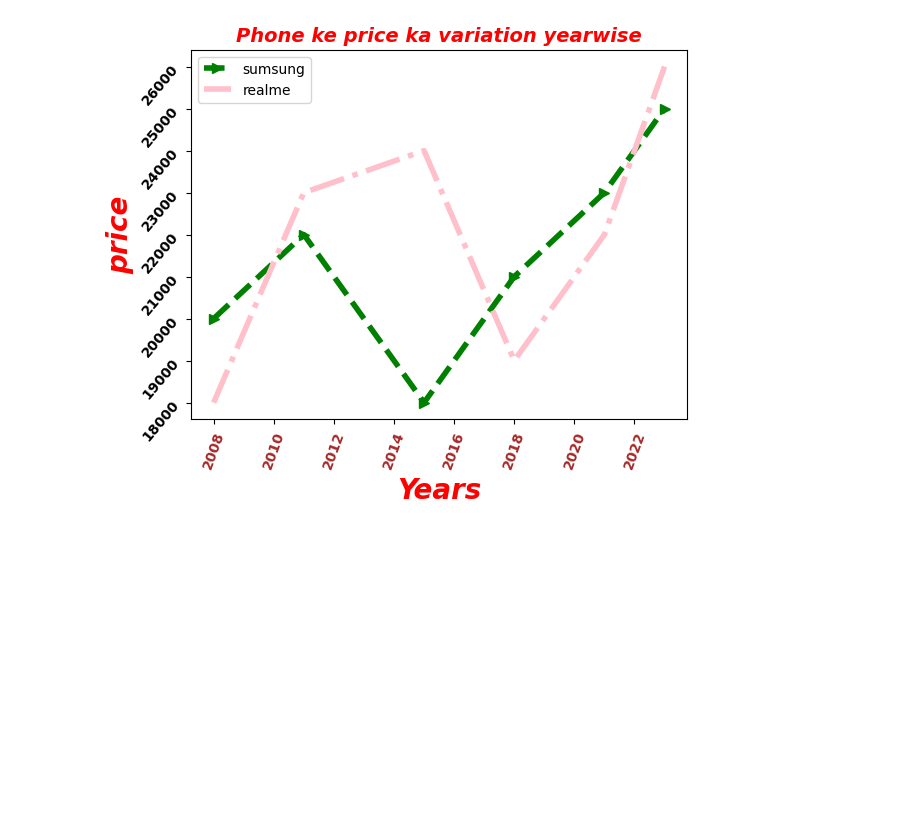
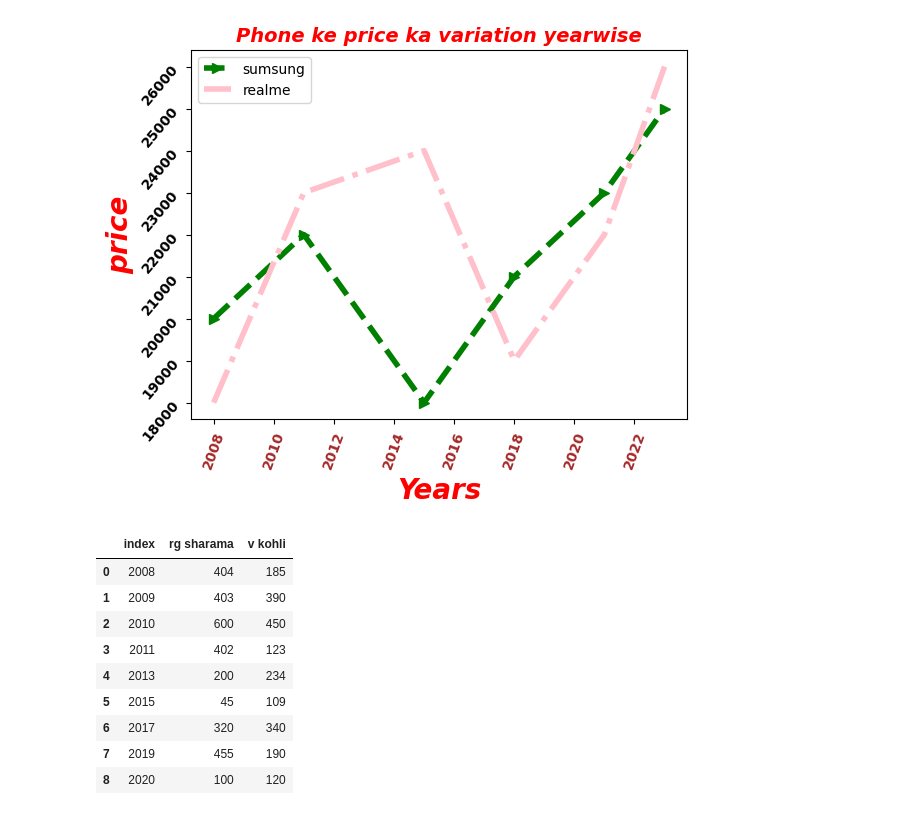
Before and after one commit to jain-sheetal/CODSOFT, a Jupyter notebook: chapter_appendix-tools-for-deep-learning/jupyter.ipynb, the cells around one changed output. Saved outputs shown, nothing was run; the diff lists cells and outputs as text; code cells hidden in the pictures; blank space fills up the shorter version.

```diff
--- a/chapter_appendix-tools-for-deep-learning/jupyter.ipynb
+++ b/chapter_appendix-tools-for-deep-learning/jupyter.ipynb
@@ -176,0 +181,13 @@ plt.show()
+# %%
+batsman
+# %% [output]
+|  | index | rg sharama | v kohli |
+| 0 | 2008 | 404 | 185 |
+| 1 | 2009 | 403 | 390 |
+| 2 | 2010 | 600 | 450 |
+| 3 | 2011 | 402 | 123 |
+| 4 | 2013 | 200 | 234 |
+| 5 | 2015 | 45 | 109 |
+| 6 | 2017 | 320 | 340 |
+| 7 | 2019 | 455 | 190 |
+| 8 | 2020 | 100 | 120 |
```
Also changed, not shown: parts of 4 cells of this notebook.
